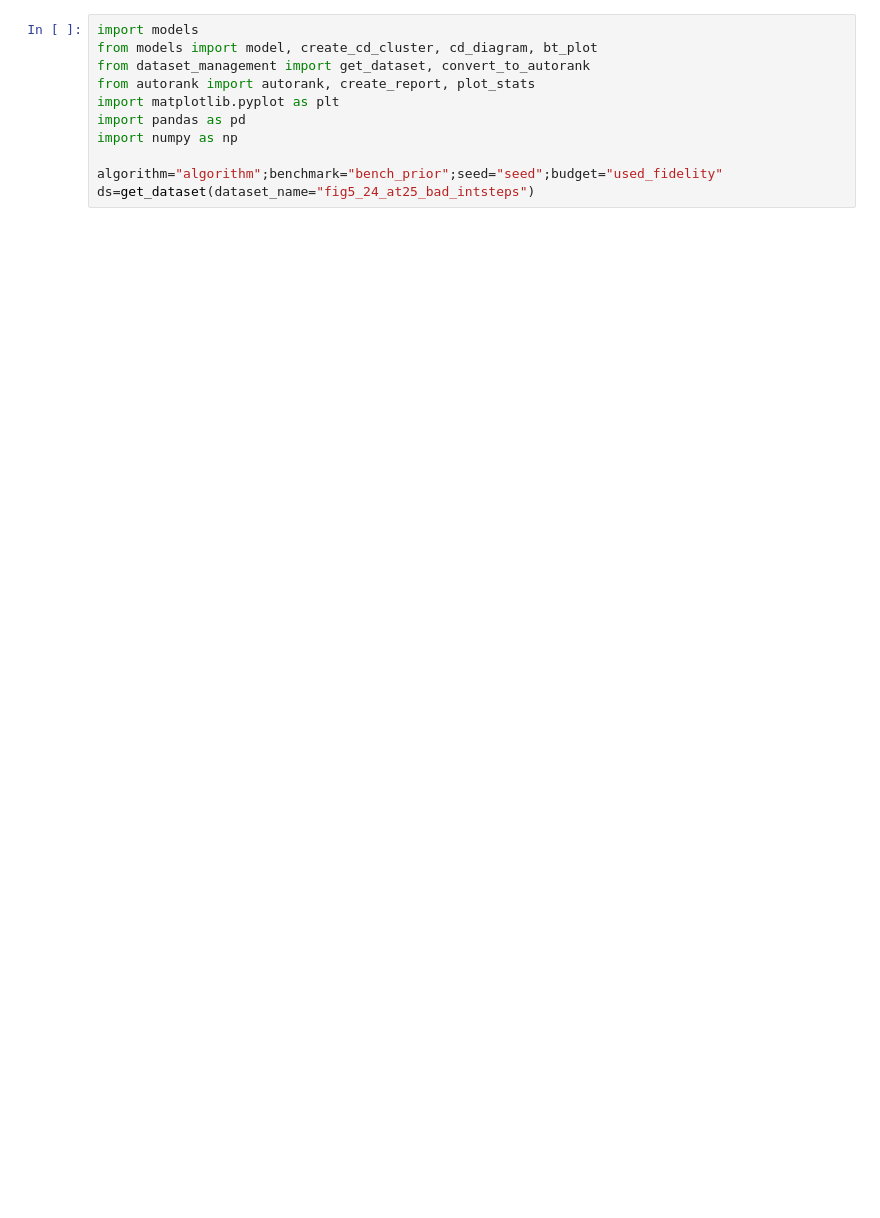
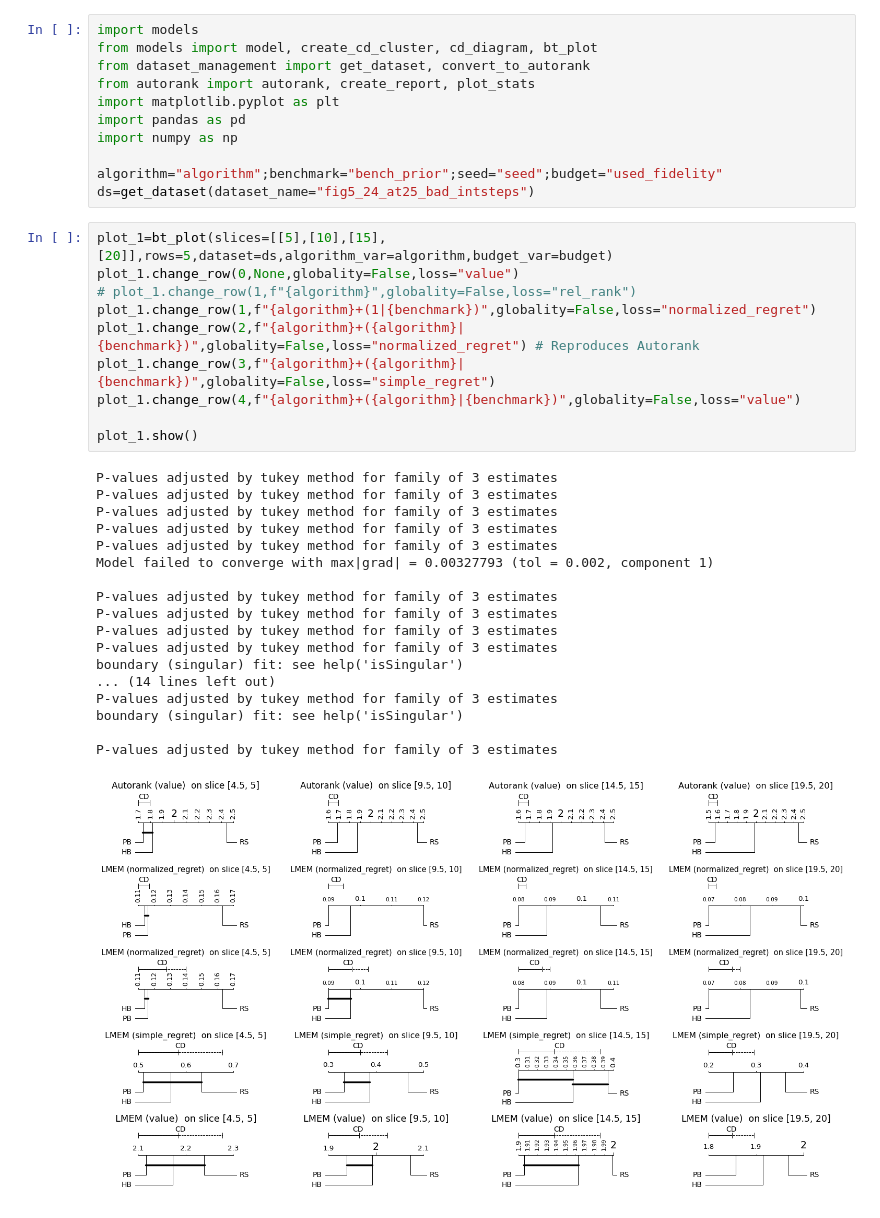
Before and after one commit to automl-private/significance_analysis, a Jupyter notebook: Thesis/5_rows.ipynb, the cells around one changed output. Drawn from its saved outputs; the diff is of its cells as text; blank space fills up the shorter version.

```diff
--- a/Thesis/5_rows.ipynb
+++ b/Thesis/5_rows.ipynb
@@ -9,3 +9,32 @@ import numpy as np
 
 algorithm="algorithm";benchmark="bench_prior";seed="seed";budget="used_fidelity"
 ds=get_dataset(dataset_name="fig5_24_at25_bad_intsteps")
+# %%
+plot_1=bt_plot(slices=[[5],[10],[15],[20]],rows=5,dataset=ds,algorithm_var=algorithm,budget_var=budget)
+plot_1.change_row(0,None,globality=False,loss="value")
+# plot_1.change_row(1,f"{algorithm}",globality=False,loss="rel_rank")
+plot_1.change_row(1,f"{algorithm}+(1|{benchmark})",globality=False,loss="normalized_regret")
+plot_1.change_row(2,f"{algorithm}+({algorithm}|{benchmark})",globality=False,loss="normalized_regret") # Reproduces Autorank
+plot_1.change_row(3,f"{algorithm}+({algorithm}|{benchmark})",globality=False,loss="simple_regret")
+plot_1.change_row(4,f"{algorithm}+({algorithm}|{benchmark})",globality=False,loss="value")
+
+plot_1.show()
+# %% [output]
+P-values adjusted by tukey method for family of 3 estimates
+P-values adjusted by tukey method for family of 3 estimates
+P-values adjusted by tukey method for family of 3 estimates
+P-values adjusted by tukey method for family of 3 estimates
+P-values adjusted by tukey method for family of 3 estimates
+Model failed to converge with max|grad| = 0.00327793 (tol = 0.002, component 1)
+
+P-values adjusted by tukey method for family of 3 estimates
+P-values adjusted by tukey method for family of 3 estimates
+P-values adjusted by tukey method for family of 3 estimates
+P-values adjusted by tukey method for family of 3 estimates
+boundary (singular) fit: see help('isSingular')
+... (14 lines left out)
+P-values adjusted by tukey method for family of 3 estimates
+boundary (singular) fit: see help('isSingular')
+
+P-values adjusted by tukey method for family of 3 estimates
+[figure, added]
```
Also changed, not shown: parts of 5 cells of this notebook, 3 other files.
